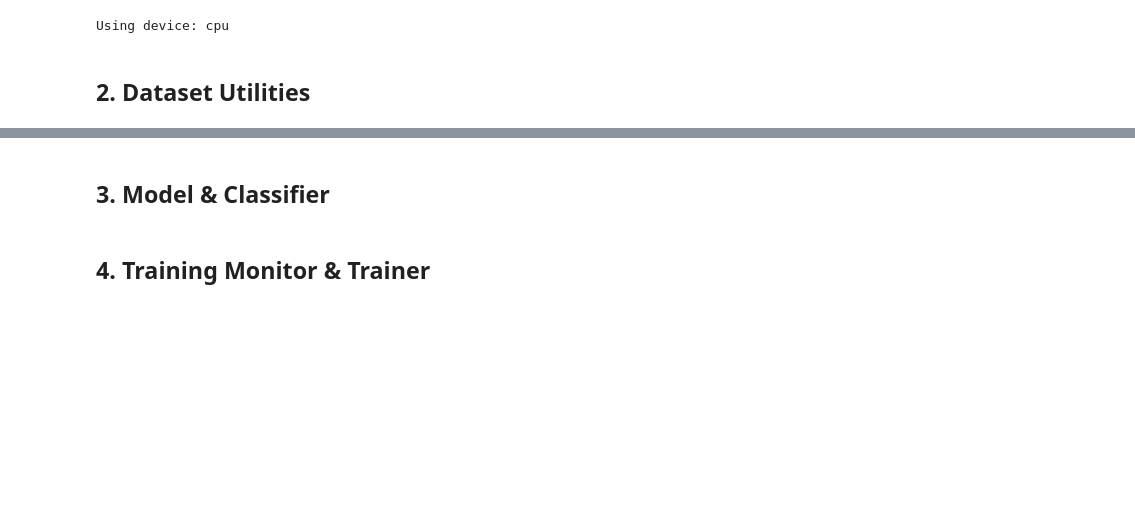
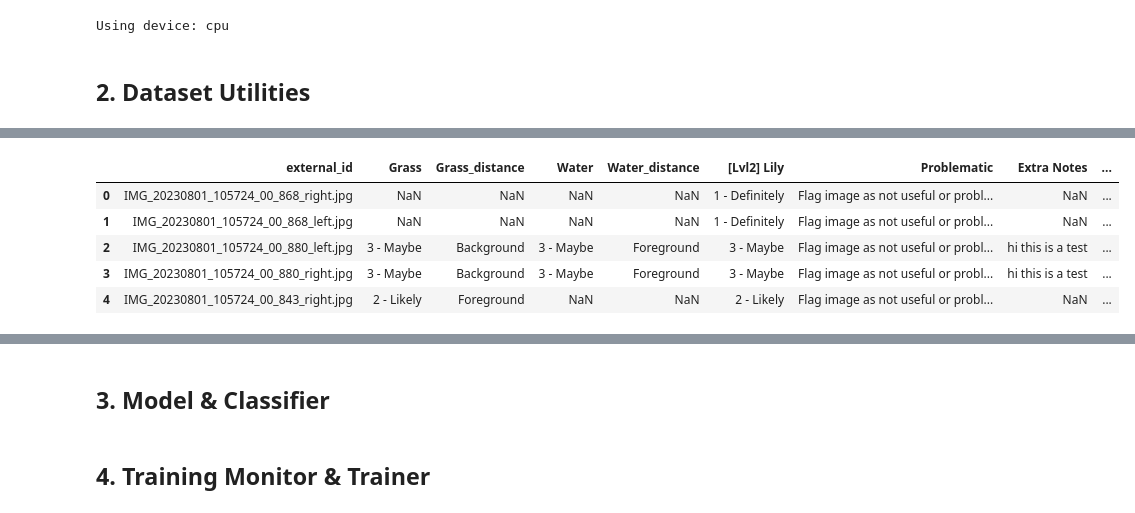
Before and after one commit to jsnmai/360deg, a Jupyter notebook: full_pipeline.ipynb, the cells around one changed output, grey strips where cells are left out. Drawn from its saved outputs; the diff is of its cells as text; code cells hidden in the pictures; blank space fills up the shorter version.

```diff
--- a/full_pipeline.ipynb
+++ b/full_pipeline.ipynb
@@ -70,0 +148,25 @@ Using device: cpu
+# %%
+# Re‑order columns by adding labels w/ its corresponding *_distance column(if it exists) in the order as it appears in LabelBox(deepest_order)
+ordered_columns = ["external_id"]
+for label in deepest_order:
+    ordered_columns.append(label)
+    distance_col = str(label)+"_distance"
+    if distance_col in df_all.columns: # Also add corresponding *_distance column if it exists
+        ordered_columns.append(distance_col)
+df_all = df_all[ordered_columns]
+df_all.head()
+
+# ordered = (
+#     ["external_id"] +
+#     label_columns +
+#     distance_cols
+# )
+# df_all = df_all[ordered]
+# df_all.head()
+# %% [output]
+|  | external_id | Grass | Grass_distance | Water | Water_distance | [Lvl2] Lily | Problematic | Extra Notes | ... |
+| 0 | IMG_20230801_105724_00_868_right.jpg | NaN | NaN | NaN | NaN | 1 - Definitely | Flag image as not useful or probl... | NaN | ... |
+| 1 | IMG_20230801_105724_00_868_left.jpg | NaN | NaN | NaN | NaN | 1 - Definitely | Flag image as not useful or probl... | NaN | ... |
+| 2 | IMG_20230801_105724_00_880_left.jpg | 3 - Maybe | Background | 3 - Maybe | Foreground | 3 - Maybe | Flag image as not useful or probl... | hi this is a test | ... |
+| 3 | IMG_20230801_105724_00_880_right.jpg | 3 - Maybe | Background | 3 - Maybe | Foreground | 3 - Maybe | Flag image as not useful or probl... | hi this is a test | ... |
+| 4 | IMG_20230801_105724_00_843_right.jpg | 2 - Likely | Foreground | NaN | NaN | 2 - Likely | Flag image as not useful or probl... | NaN | ... |
```
Also changed, not shown: parts of 11 cells of this notebook, 2 other files.
